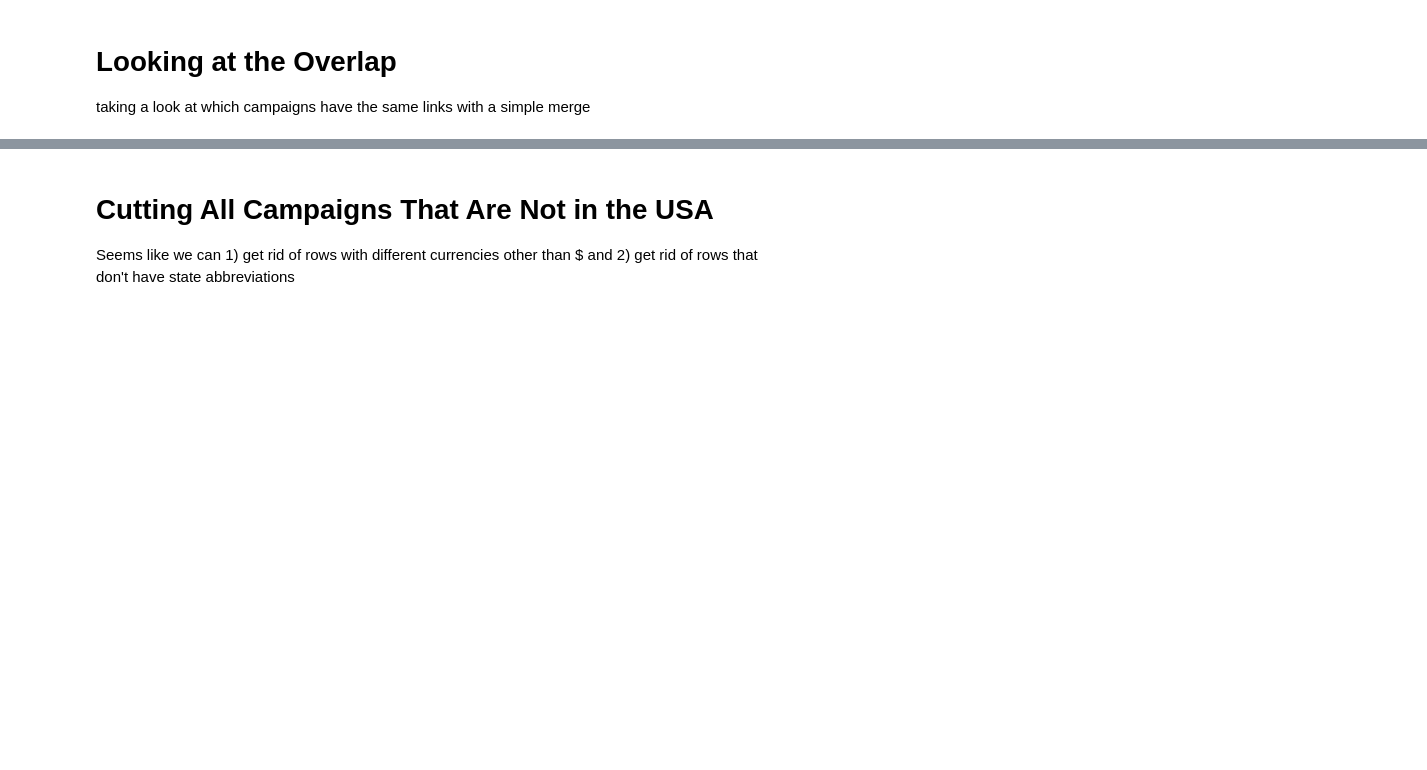
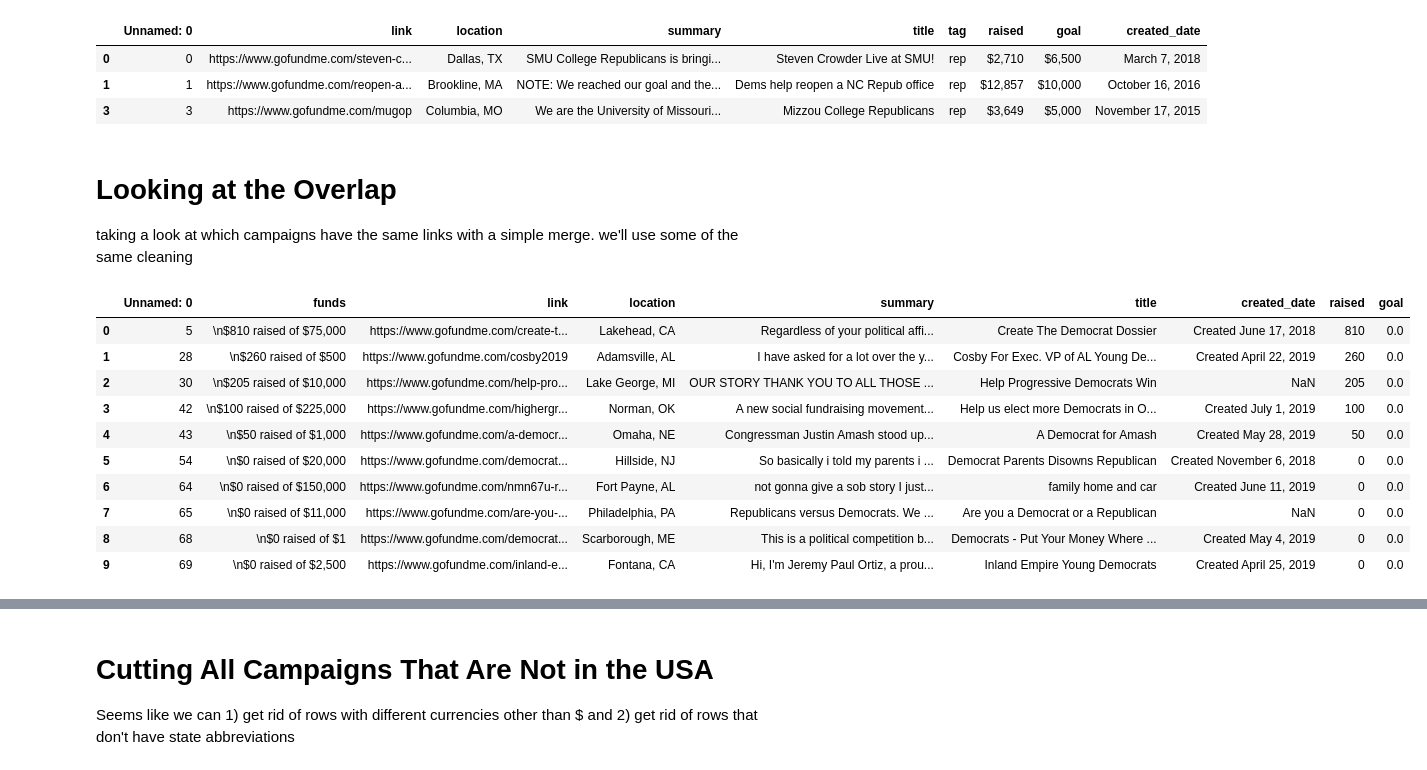
Before and after one commit to lliukrason2/analysis_projects, a Jupyter notebook: gofundme_political/campaign_cleaning.ipynb, the cells around one changed output, grey strips where cells are left out. Saved outputs shown, nothing was run; the diff lists cells and outputs as text; code cells hidden in the pictures; blank space fills up the shorter version.

```diff
--- a/gofundme_political/campaign_cleaning.ipynb
+++ b/gofundme_political/campaign_cleaning.ipynb
@@ -26,0 +155,7 @@ rep_df.head(3)
+# %%
+df.head(3)
+# %% [output]
+|  | Unnamed: 0 | link | location | summary | title | tag | raised | goal | created_date |
+| 0 | 0 | https://www.gofundme.com/steven-c... | Dallas, TX | SMU College Republicans is bringi... | Steven Crowder Live at SMU! | rep | $2,710 | $6,500 | March 7, 2018 |
+| 1 | 1 | https://www.gofundme.com/reopen-a... | Brookline, MA | NOTE: We reached our goal and the... | Dems help reopen a NC Repub office | rep | $12,857 | $10,000 | October 16, 2016 |
+| 3 | 3 | https://www.gofundme.com/mugop | Columbia, MO | We are the University of Missouri... | Mizzou College Republicans | rep | $3,649 | $5,000 | November 17, 2015 |
@@ -27,3 +188,3 @@ rep_df.head(3)
 # %% [markdown]
 # Looking at the Overlap
-taking a look at which campaigns have the same links with a simple merge
+taking a look at which campaigns have the same links with a simple merge. we'll use some of the same cleaning
@@ -29,0 +205,14 @@ taking a look at which campaigns have the same links with a simple merge
+# %%
+intersect_df.head(10)
+# %% [output]
+|  | Unnamed: 0 | funds | link | location | summary | title | created_date | raised | goal |
+| 0 | 5 | \n$810 raised of $75,000 | https://www.gofundme.com/create-t... | Lakehead, CA | Regardless of your political affi... | Create The Democrat Dossier | Created June 17, 2018 | 810 | 0.0 |
+| 1 | 28 | \n$260 raised of $500 | https://www.gofundme.com/cosby2019 | Adamsville, AL | I have asked for a lot over the y... | Cosby For Exec. VP of AL Young De... | Created April 22, 2019 | 260 | 0.0 |
+| 2 | 30 | \n$205 raised of $10,000 | https://www.gofundme.com/help-pro... | Lake George, MI | OUR STORY THANK YOU TO ALL THOSE ... | Help Progressive Democrats Win | NaN | 205 | 0.0 |
+| 3 | 42 | \n$100 raised of $225,000 | https://www.gofundme.com/highergr... | Norman, OK | A new social fundraising movement... | Help us elect more Democrats in O... | Created July 1, 2019 | 100 | 0.0 |
+| 4 | 43 | \n$50 raised of $1,000 | https://www.gofundme.com/a-democr... | Omaha, NE | Congressman Justin Amash stood up... | A Democrat for Amash | Created May 28, 2019 | 50 | 0.0 |
+| 5 | 54 | \n$0 raised of $20,000 | https://www.gofundme.com/democrat... | Hillside, NJ | So basically i told my parents i ... | Democrat Parents Disowns Republican | Created November 6, 2018 | 0 | 0.0 |
+| 6 | 64 | \n$0 raised of $150,000 | https://www.gofundme.com/nmn67u-r... | Fort Payne, AL | not gonna give a sob story I just... | family home and car | Created June 11, 2019 | 0 | 0.0 |
+| 7 | 65 | \n$0 raised of $11,000 | https://www.gofundme.com/are-you-... | Philadelphia, PA | Republicans versus Democrats. We ... | Are you a Democrat or a Republican | NaN | 0 | 0.0 |
+| 8 | 68 | \n$0 raised of $1 | https://www.gofundme.com/democrat... | Scarborough, ME | This is a political competition b... | Democrats - Put Your Money Where ... | Created May 4, 2019 | 0 | 0.0 |
+| 9 | 69 | \n$0 raised of $2,500 | https://www.gofundme.com/inland-e... | Fontana, CA | Hi, I'm Jeremy Paul Ortiz, a prou... | Inland Empire Young Democrats | Created April 25, 2019 | 0 | 0.0 |
```
Also changed, not shown: parts of 35 cells of this notebook, 8 other files.
